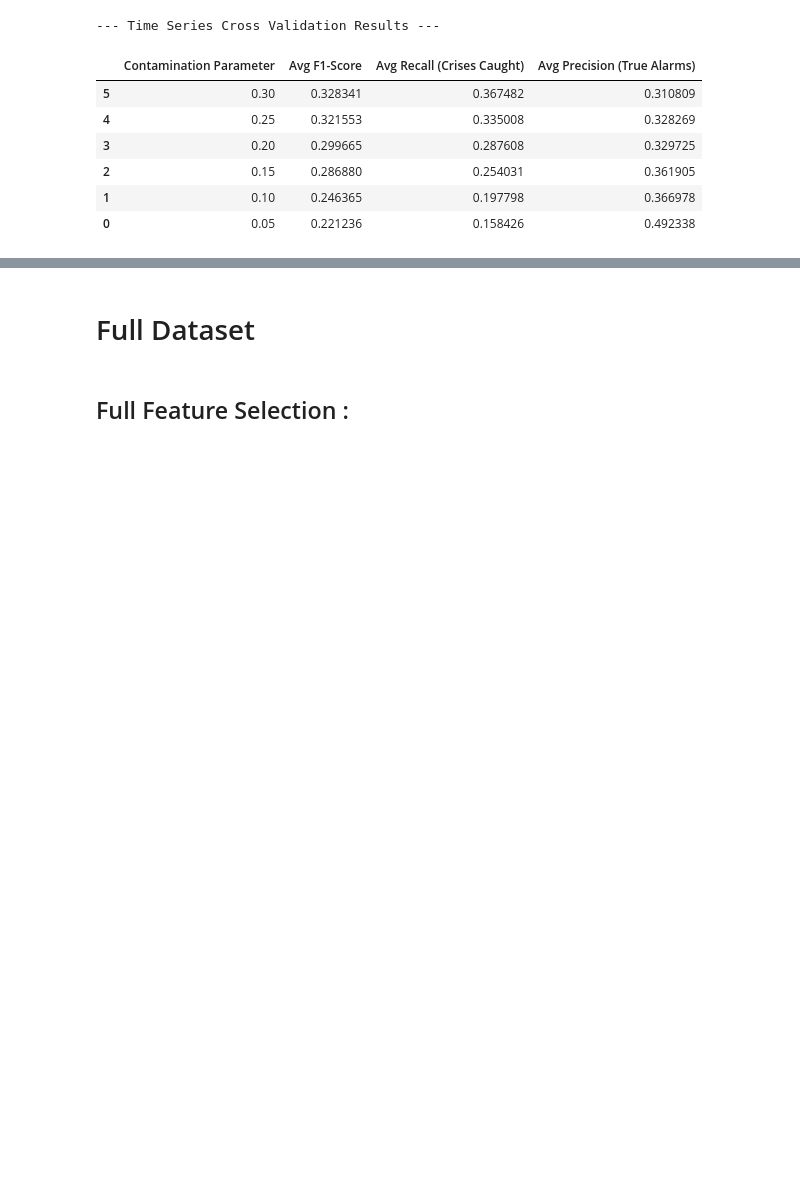
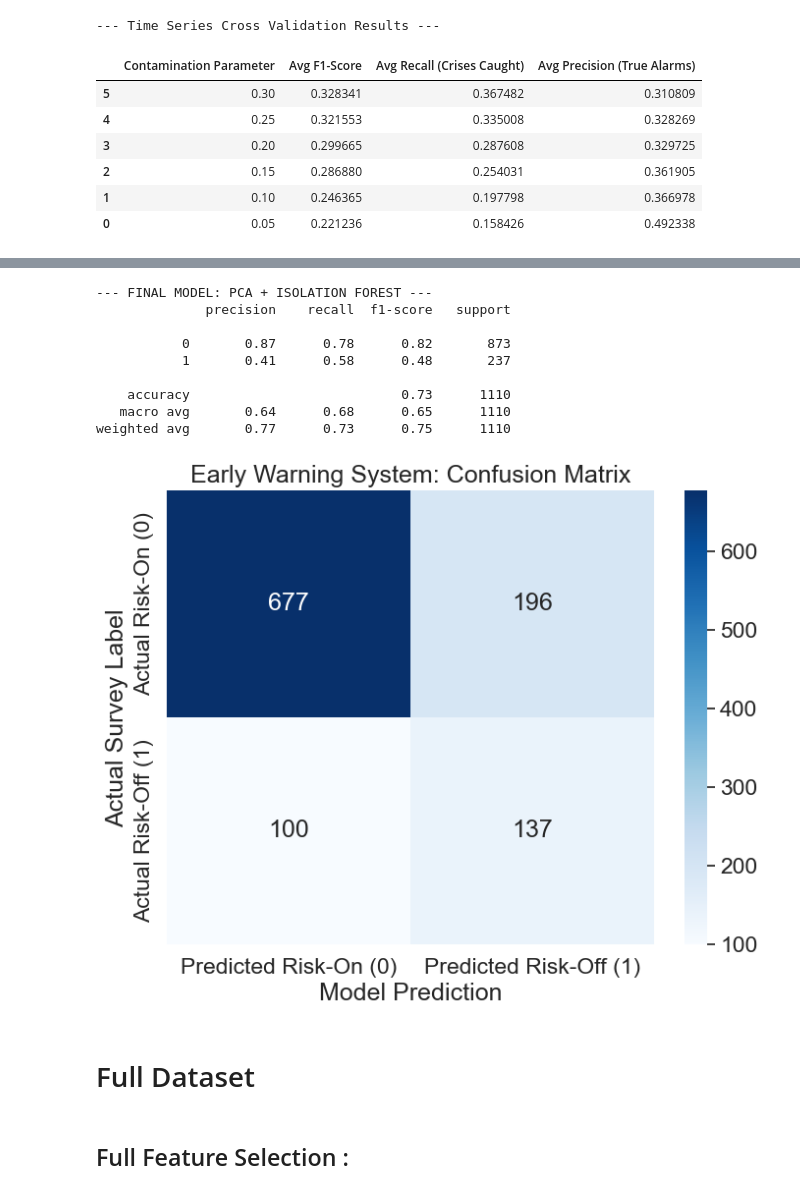
Before and after one commit to Smael-olk/Fintech, a Jupyter notebook: BusinessCase4/Isma.ipynb, the cells around one changed output, grey strips where cells are left out. Saved outputs shown, nothing was run; the diff lists cells and outputs as text; code cells hidden in the pictures; blank space fills up the shorter version.

```diff
--- a/BusinessCase4/Isma.ipynb
+++ b/BusinessCase4/Isma.ipynb
@@ -617,3 +666,48 @@ display(results_df.sort_values(by='Avg F1-Score', ascending=False))
+# %%
+# 1. Initialize the Isolation Forest
+# (Use the 'sweet spot' contamination parameter you found during Time-Series CV.
+# We'll use 0.20 here as an example to cast a wider net for crises).
+final_model = IsolationForest(contamination=0.30, random_state=42)
+
+# 2. Train and Predict on the Principal Components
+# Note: We pass df_pca (the uncorrelated features), keeping Y completely hidden!
+preds_raw = final_model.fit_predict(df_pca)
+
+# 3. Map the outputs to your Survey Labels
+# Scikit-learn outputs -1 for Anomaly, 1 for Normal
+# We map them to 1 (Risk-Off) and 0 (Risk-On)
+y_pred_final = np.where(preds_raw == -1, 1, 0)
+
+# 4. Extract true labels for evaluation
+y_true = filtered_df['Y']
+
+# --- EVALUATION ---
+print("--- FINAL MODEL: PCA + ISOLATION FOREST ---")
+print(classification_report(y_true, y_pred_final))
+
+# 5. Plot the Confusion Matrix
+plt.figure(figsize=(8, 6))
+cm = confusion_matrix(y_true, y_pred_final)
+
+sns.heatmap(cm, annot=True, fmt='d', cmap='Blues',
+            xticklabels=['Predicted Risk-On (0)', 'Predicted Risk-Off (1)'],
+            yticklabels=['Actual Risk-On (0)', 'Actual Risk-Off (1)'])
+
+plt.title('Early Warning System: Confusion Matrix')
+plt.ylabel('Actual Survey Label')
+plt.xlabel('Model Prediction')
+plt.show()
+# %% [output]
+--- FINAL MODEL: PCA + ISOLATION FOREST ---
+              precision    recall  f1-score   support
+
+           0       0.87      0.78      0.82       873
+           1       0.41      0.58      0.48       237
+
+    accuracy                           0.73      1110
+   macro avg       0.64      0.68      0.65      1110
+weighted avg       0.77      0.73      0.75      1110
+[figure, added]
 # %% [markdown]
 # Full Dataset
 # %% [markdown]
```
Also changed, not shown: parts of 2 cells of this notebook.
